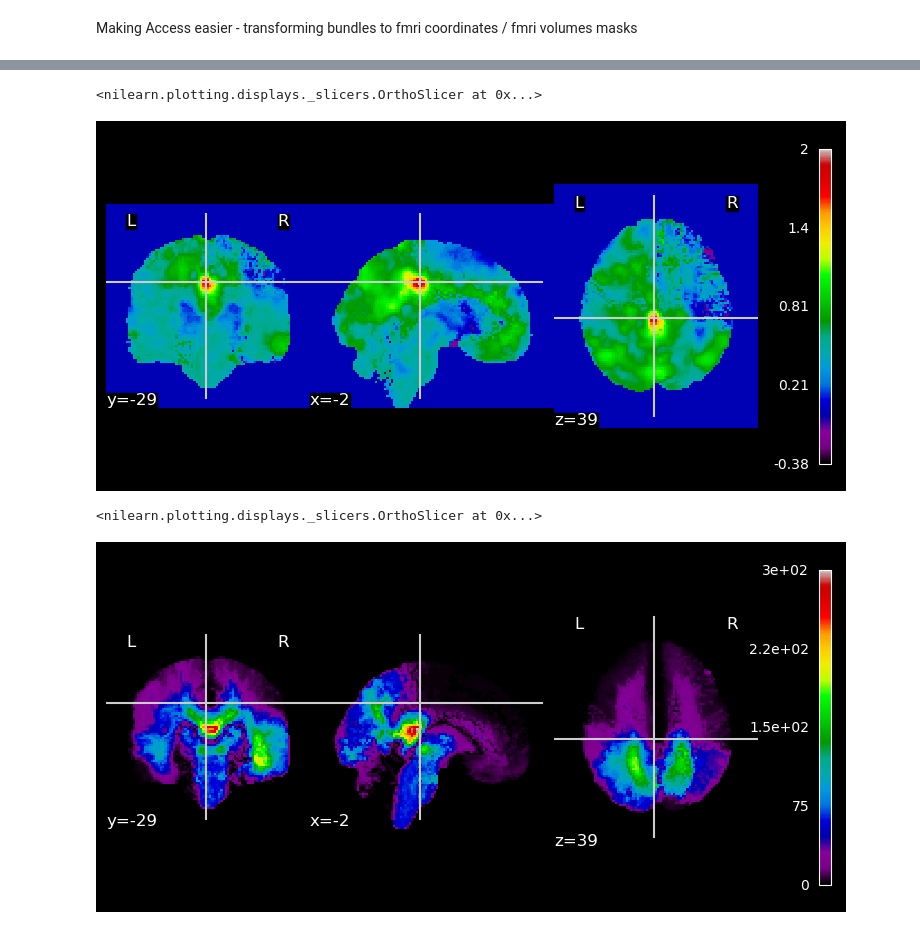
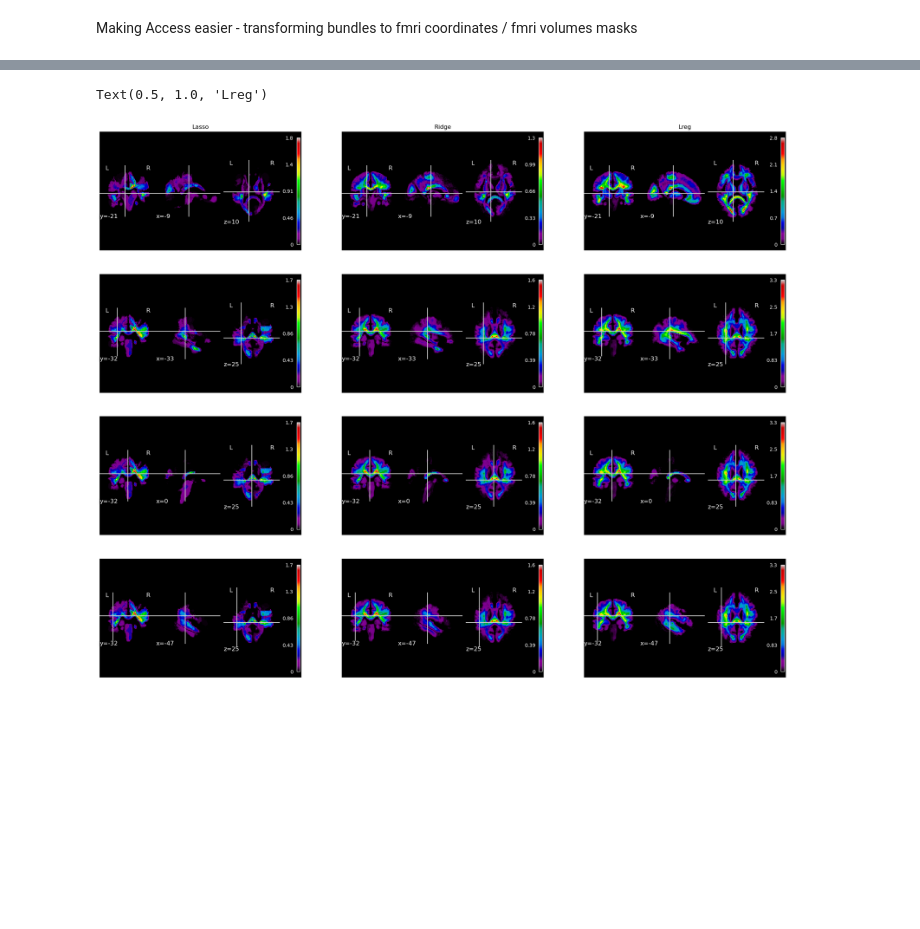
Before and after one commit to miki998/structural_wminpainting, a Jupyter notebook: functional_fiberatlas.ipynb, the cells around one changed output, grey strips where cells are left out. Drawn from its saved outputs; the diff is of its cells as text; code cells hidden in the pictures; blank space fills up the shorter version.

```diff
--- a/functional_fiberatlas.ipynb
+++ b/functional_fiberatlas.ipynb
@@ -430,6 +414,11 @@ fmri_coords = []
 for k in tqdm(range(len(bundles_labels))):
     i,j = bundles_labels[k]
     streamline = get_bundles_betweenreg(hf, i,j)
+    streamline = streamline[streamline[:,3] > thresh_subjapp]
+
     # Transform voxel indexes of a volume to voxel index of another volume
     volcoords_interest = volcoord2mnicoord(streamline[:,[0,1,2]], trans_affine).astype(int)
     fmri_coords.append(volcoords_interest)
+
+# Save the space coords matching
+save('./resources/scale1_fmri2atlas_coords_div{}.pkl'.format(int(np.ceil(thresh_subjapp))), fmri_coords)
@@ -458 +425,3 @@ save('./resources/scale1_fmri2atlas_mask.pkl', fmri_masks)
+# %%
+fmri_coords = load('./resources/scale1_fmri2atlas_coords_div{}.pkl'.format(int(np.ceil(thresh_subjapp))))
 # %% [markdown]
@@ -460 +429,3 @@ Interpolate the connectivity or fMRI timecourse of WM bundles at voxel levels
+# %%
+vdim = ftimecourse.shape[:3]
 # %%
@@ -488,5 +448,0 @@ plot_epi(nib.Nifti1Image(seedfunc_vol_WM, affine=rest_affine), colorbar=True, cu
-# %%
-plot_epi(nib.Nifti1Image(seedfunc_vol + seedfunc_vol_WM, affine=rest_affine), colorbar=True, cut_coords=(-2,-29,39))
-# %% [output]
-<nilearn.plotting.displays._slicers.OrthoSlicer at 0x...>
-[figure, removed]
@@ -504,5 +448,0 @@ for k in tqdm(range(len(bundles_labels))):
-# %%
-plot_epi(abs_nifti(nib.Nifti1Image(wm_inpainted_conn, affine=rest_affine)), colorbar=True, cut_coords=(-2,-29,39))
-# %% [output]
-<nilearn.plotting.displays._slicers.OrthoSlicer at 0x...>
-[figure, removed]
@@ -520 +449,30 @@ for k in tqdm(range(len(bundles_labels))):
+# %%
+wm_inpainted_lasso = interpolate_connectivity(fmri_coords, bundles_labels, coefs_lasso[4], corr_mat, vdim)
+wm_inpainted_ridge = interpolate_connectivity(fmri_coords, bundles_labels, coefs[3], corr_mat, vdim)
+wm_inpainted_lreg = interpolate_connectivity(fmri_coords, bundles_labels, mlp_weight, corr_mat, vdim)
+# %%
+slicecoords_set = [(-9,-21,10), (-33,-32,25), (0,-32,25), (-47,-32,25)]
+fig, ax = plt.subplots(4,3, figsize=(25,20))
+plot_epi(abs_nifti(nib.Nifti1Image(wm_inpainted_lasso, affine=rest_affine)), colorbar=True, cut_coords=slicecoords_set[0], axes=ax[0,0])
+plot_epi(abs_nifti(nib.Nifti1Image(wm_inpainted_ridge, affine=rest_affine)), colorbar=True, cut_coords=slicecoords_set[0], axes=ax[0,1])
+plot_epi(abs_nifti(nib.Nifti1Image(wm_inpainted_lreg, affine=rest_affine)), colorbar=True, cut_coords=slicecoords_set[0], axes=ax[0,2])
+
+plot_epi(abs_nifti(nib.Nifti1Image(wm_inpainted_lasso, affine=rest_affine)), colorbar=True, cut_coords=slicecoords_set[1], axes=ax[1,0])
+plot_epi(abs_nifti(nib.Nifti1Image(wm_inpainted_ridge, affine=rest_affine)), colorbar=True, cut_coords=slicecoords_set[1], axes=ax[1,1])
+plot_epi(abs_nifti(nib.Nifti1Image(wm_inpainted_lreg, affine=rest_affine)), colorbar=True, cut_coords=slicecoords_set[1], axes=ax[1,2])
+
+plot_epi(abs_nifti(nib.Nifti1Image(wm_inpainted_lasso, affine=rest_affine)), colorbar=True, cut_coords=slicecoords_set[2], axes=ax[2,0])
+plot_epi(abs_nifti(nib.Nifti1Image(wm_inpainted_ridge, affine=rest_affine)), colorbar=True, cut_coords=slicecoords_set[2], axes=ax[2,1])
+plot_epi(abs_nifti(nib.Nifti1Image(wm_inpainted_lreg, affine=rest_affine)), colorbar=True, cut_coords=slicecoords_set[2], axes=ax[2,2])
+
+plot_epi(abs_nifti(nib.Nifti1Image(wm_inpainted_lasso, affine=rest_affine)), colorbar=True, cut_coords=slicecoords_set[3], axes=ax[3,0])
+plot_epi(abs_nifti(nib.Nifti1Image(wm_inpainted_ridge, affine=rest_affine)), colorbar=True, cut_coords=slicecoords_set[3], axes=ax[3,1])
+plot_epi(abs_nifti(nib.Nifti1Image(wm_inpainted_lreg, affine=rest_affine)), colorbar=True, cut_coords=slicecoords_set[3], axes=ax[3,2])
+
+ax[0,0].set_title('Lasso')
+ax[0,1].set_title('Ridge')
+ax[0,2].set_title('Lreg')
+# %% [output]
+Text(0.5, 1.0, 'Lreg')
+[figure, added]
 # %%
```
Also changed, not shown: parts of 65 cells of this notebook, 2 other files.
